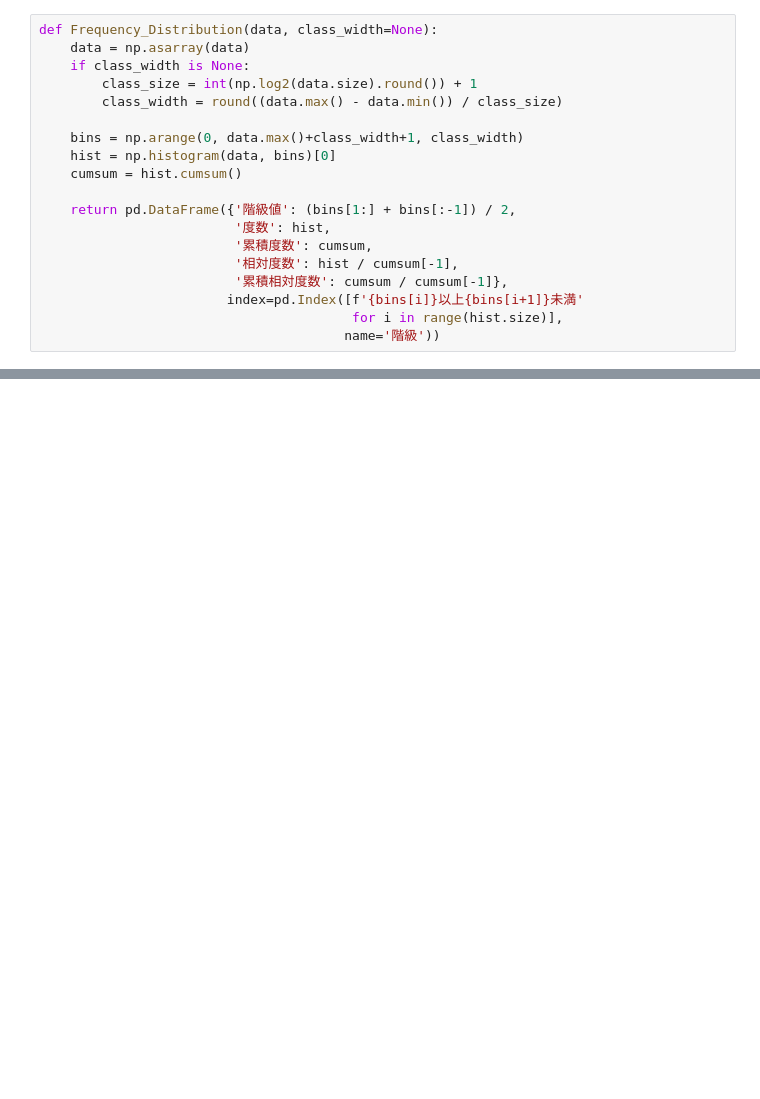
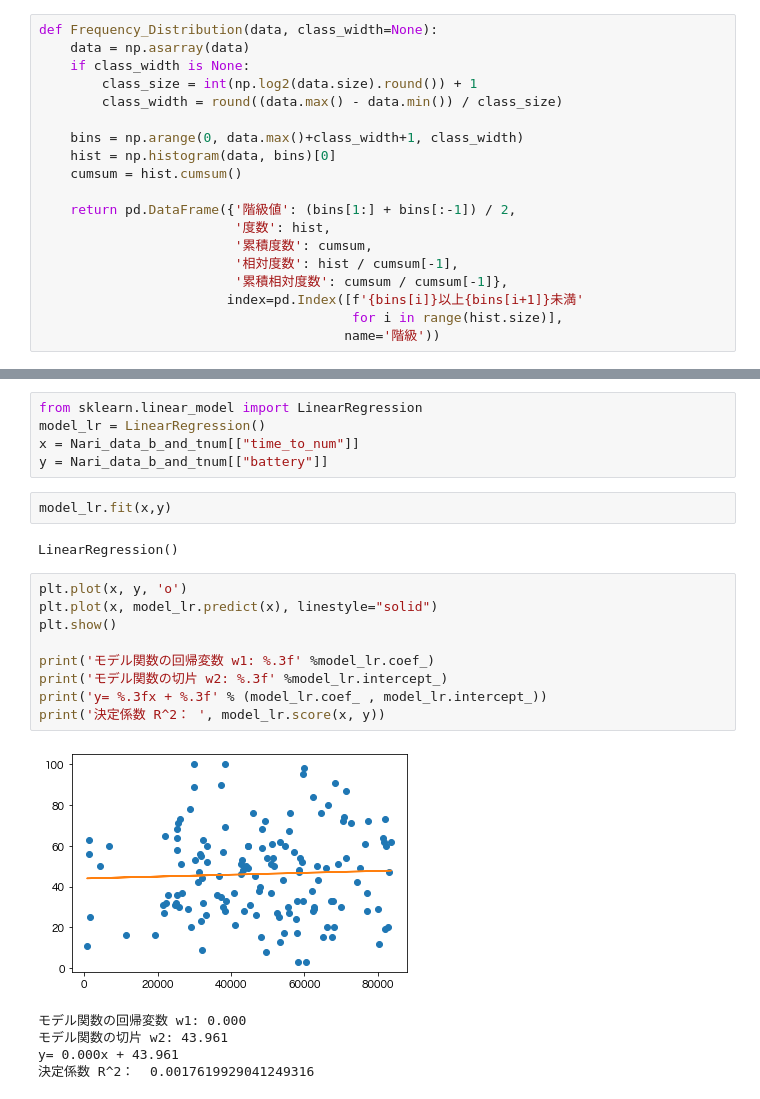
Before and after one commit to Isshin-Py-Sw-La-Me/Portfolio, a Jupyter notebook: bs_2.ipynb, the cells around one changed output, grey strips where cells are left out. Cells and saved outputs as stored; diff of their text form; blank space fills up the shorter version.

```diff
--- a/bs_2.ipynb
+++ b/bs_2.ipynb
@@ -69,0 +99,24 @@ for i in range(len(users)):
+# %%
+from sklearn.linear_model import LinearRegression
+model_lr = LinearRegression()
+x = Nari_data_b_and_tnum[["time_to_num"]]
+y = Nari_data_b_and_tnum[["battery"]]
+# %%
+model_lr.fit(x,y)
+# %% [output]
+LinearRegression()
+# %%
+plt.plot(x, y, 'o')
+plt.plot(x, model_lr.predict(x), linestyle="solid")
+plt.show()
+
+print('モデル関数の回帰変数 w1: %.3f' %model_lr.coef_)
+print('モデル関数の切片 w2: %.3f' %model_lr.intercept_)
+print('y= %.3fx + %.3f' % (model_lr.coef_ , model_lr.intercept_))
+print('決定係数 R^2： ', model_lr.score(x, y))
+# %% [output]
+[figure, added]
+モデル関数の回帰変数 w1: 0.000
+モデル関数の切片 w2: 43.961
+y= 0.000x + 43.961
+決定係数 R^2：  0.0017619929041249316
```
Also changed, not shown: parts of 10 cells of this notebook.
